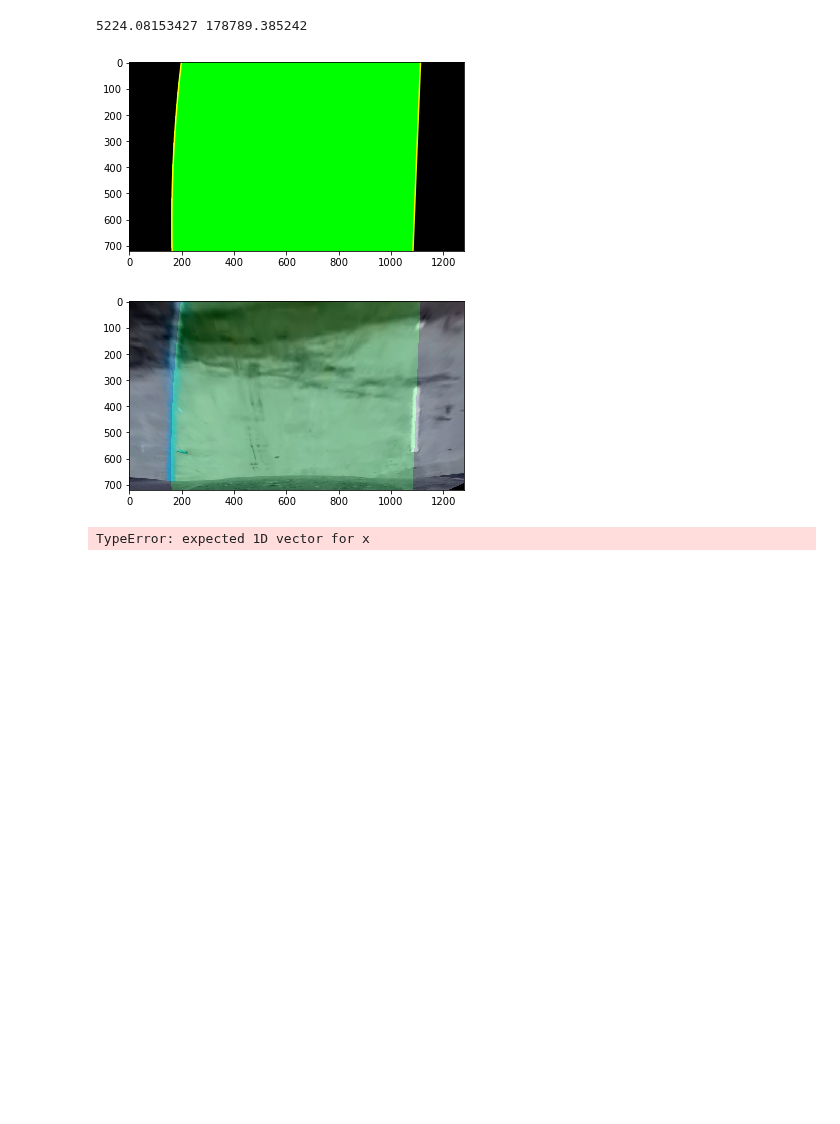
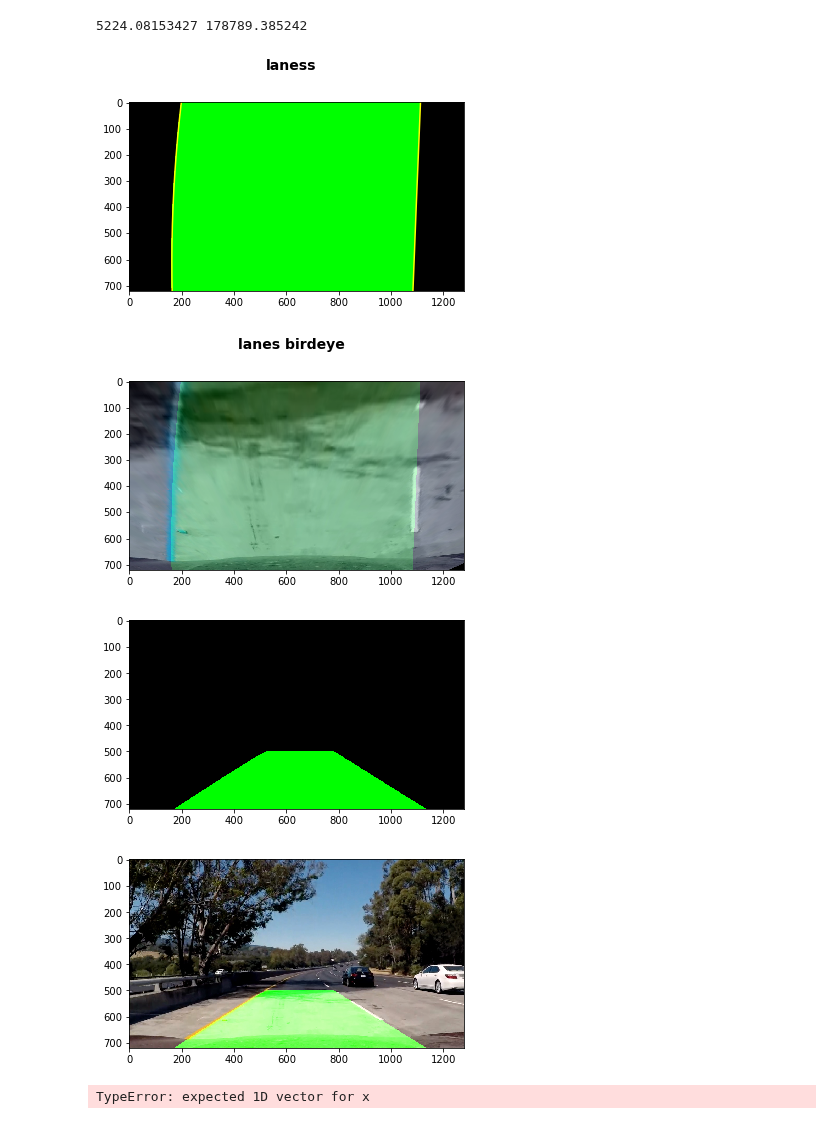
Before and after one commit to cipher982/HiFi-Lane-Tracking, a Jupyter notebook: main.ipynb, the cells around one changed output. Cells and saved outputs as stored; diff of their text form; code cells hidden in the pictures; blank space fills up the shorter version.

```diff
--- a/main.ipynb
+++ b/main.ipynb
@@ -218,6 +218,7 @@ def toWarp(img,src,dst,undist=undist):
     plt.show()
     #print(np.shape(gray))
     # Given src and dst points, calculate the perspective transform matrix
+    global M
     M = cv2.getPerspectiveTransform(src, dst)
     # Warp the image using OpenCV warpPerspective()
     global warped
@@ -435,37 +436,59 @@ print(left_curverad, right_curverad)
 """
 Add polygon and Overlay and Warp
 """
 
 # Create an image to draw the lines on
 warp_zero = np.zeros_like(binary_warped).astype(np.uint8)
 color_warp = np.dstack((warp_zero, warp_zero, warp_zero))
 
 # Recast the x and y points into usable format for cv2.fillPoly()
 pts_left = np.array([np.transpose(np.vstack([left_fitx, ploty]))])
 pts_right = np.array([np.flipud(np.transpose(np.vstack([right_fitx, ploty])))])
 pts = np.hstack((pts_left, pts_right))
 
 # Draw the lane onto the blank image
 cv2.fillPoly(color_warp, np.int_([pts]), (0,255, 0))
 plt.imshow(color_warp)
 plt.plot(left_fitx, ploty, color='yellow')
 plt.plot(right_fitx, ploty, color='yellow')
+plt.suptitle('laness', fontsize=14, fontweight='bold')
 plt.show()
 #toWarp(fig,src=src,dst=dst)
+
+# Overlay polygon on birdseye
 step00 = step0.copy()
 alpha = 0.2
 temp = cv2.addWeighted(color_warp, alpha, step00, 1 - alpha,0, step00)
 plt.imshow(temp)
+plt.suptitle('lanes birdeye', fontsize=14, fontweight='bold')
 plt.show()
 
-
+# Un-un-warp function
 def unwarp(warped, M):
     img = warped
     img_size = (img.shape[1], img.shape[0])
-    return cv2.warpPerspective(warped, M, img_size, cv2.WARP_INVERSE_MAP)
+    return cv2.warpPerspective(warped, M, img_size,
+                               flags=cv2.WARP_INVERSE_MAP)
+
+
+# Present basic transformation of polygon
+tt = unwarp(color_warp, M)
+plt.imshow(tt)
+plt.show()
+
+# Create copy (so addWeighted does not stack)
+tt_copy = tt.copy()
+
+# Overlay the image
+alpha = .3
+temp = cv2.addWeighted(tt_copy, 1, test_images[6],1,0)
+plt.imshow(cv2.cvtColor(temp, cv2.COLOR_BGR2RGB))
+plt.show()
 # %% [output]
-[figure, old version]
+[figure, new version]
-[figure, old version]
+[figure, new version]
+[figure, added]
+[figure, added]
 # %%
 """
 Polynomial Method, may not need?
```
Also changed, not shown: parts of 2 cells of this notebook.
